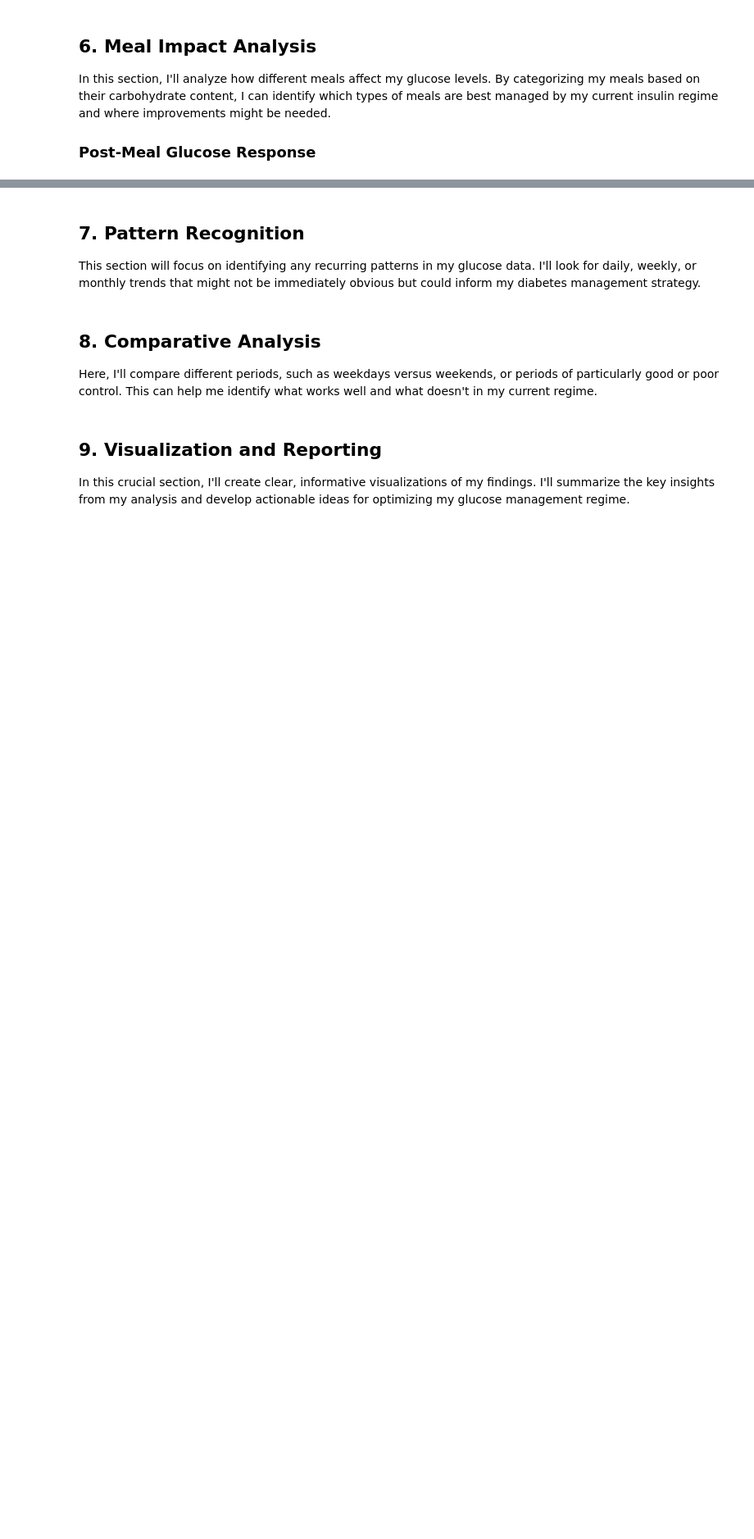
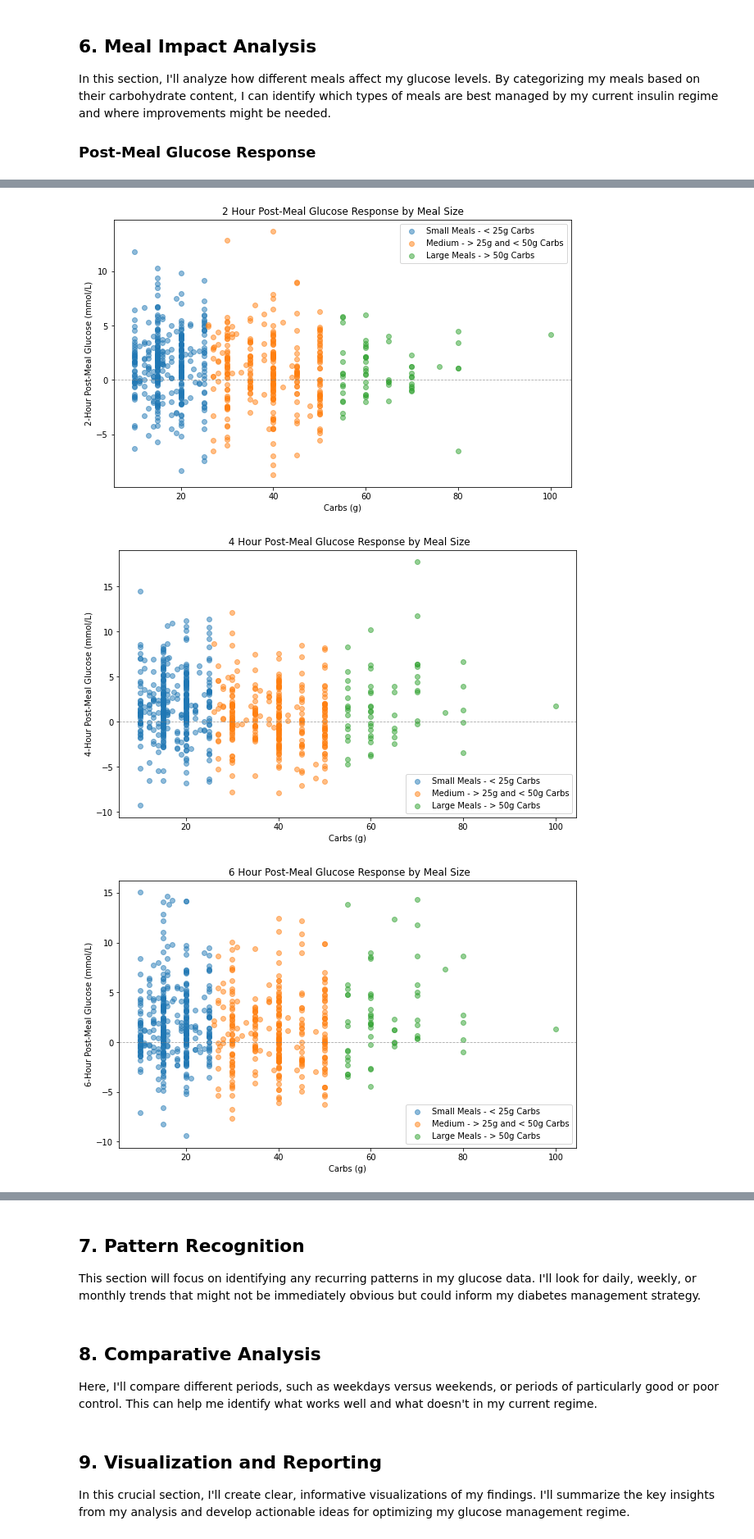
Before and after one commit to Warren8824/simple-glucose-analysis, a Jupyter notebook: glucose_analysis.ipynb, the cells around one changed output, grey strips where cells are left out. Shown: that part at 82% size. Saved outputs shown, nothing was run; the diff lists cells and outputs as text; code cells hidden in the pictures; blank space fills up the shorter version.

Commit message:
complete meal impact analysis.

```diff
--- a/glucose_analysis.ipynb
+++ b/glucose_analysis.ipynb
@@ -1099,0 +1098,37 @@ memory usage: 2.6+ MB
+# %%
+plt.figure(figsize=(10, 6))
+plt.scatter(small_meals['carbs'], small_meals['2h_post_meal_glucose_change'], alpha=0.5, label='Small Meals - < 25g Carbs')
+plt.scatter(medium_meals['carbs'], medium_meals['2h_post_meal_glucose_change'], alpha=0.5, label='Medium - > 25g and < 50g Carbs')
+plt.scatter(large_meals['carbs'], large_meals['2h_post_meal_glucose_change'], alpha=0.5, label='Large Meals - > 50g Carbs')
+plt.xlabel('Carbs (g)')
+plt.ylabel('2-Hour Post-Meal Glucose (mmol/L)')
+plt.axhline(y=0, color='grey', linestyle='--', linewidth=0.8, alpha=0.7)
+plt.title('2 Hour Post-Meal Glucose Response by Meal Size')
+plt.legend()
+plt.show()
+
+plt.figure(figsize=(10, 6))
+plt.scatter(small_meals['carbs'], small_meals['4h_post_meal_glucose_change'], alpha=0.5, label='Small Meals - < 25g Carbs')
+plt.scatter(medium_meals['carbs'], medium_meals['4h_post_meal_glucose_change'], alpha=0.5, label='Medium - > 25g and < 50g Carbs')
+plt.scatter(large_meals['carbs'], large_meals['4h_post_meal_glucose_change'], alpha=0.5, label='Large Meals - > 50g Carbs')
+plt.xlabel('Carbs (g)')
+plt.ylabel('4-Hour Post-Meal Glucose (mmol/L)')
+plt.axhline(y=0, color='grey', linestyle='--', linewidth=0.8, alpha=0.7)
+plt.title(' 4 Hour Post-Meal Glucose Response by Meal Size')
+plt.legend()
+plt.show()
+
+plt.figure(figsize=(10, 6))
+plt.scatter(small_meals['carbs'], small_meals['6h_post_meal_glucose_change'], alpha=0.5, label='Small Meals - < 25g Carbs')
+plt.scatter(medium_meals['carbs'], medium_meals['6h_post_meal_glucose_change'], alpha=0.5, label='Medium - > 25g and < 50g Carbs')
+plt.scatter(large_meals['carbs'], large_meals['6h_post_meal_glucose_change'], alpha=0.5, label='Large Meals - > 50g Carbs')
+plt.xlabel('Carbs (g)')
+plt.ylabel('6-Hour Post-Meal Glucose (mmol/L)')
+plt.axhline(y=0, color='grey', linestyle='--', linewidth=0.8, alpha=0.7)
+plt.title(' 6 Hour Post-Meal Glucose Response by Meal Size')
+plt.legend()
+plt.show()
+# %% [output]
+[figure, added]
+[figure, added]
+[figure, added]
```
Also changed, not shown: parts of 45 cells of this notebook.
